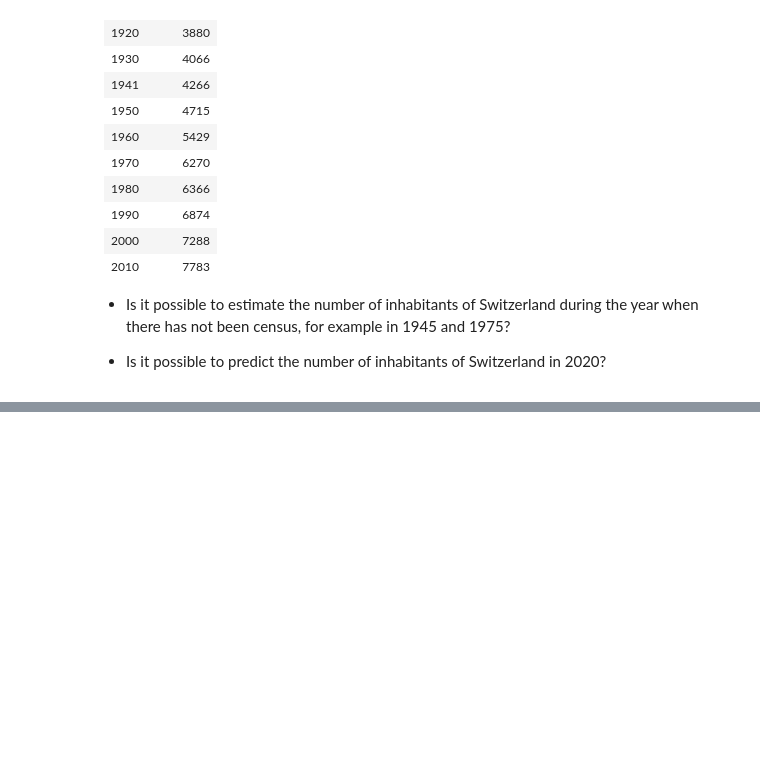
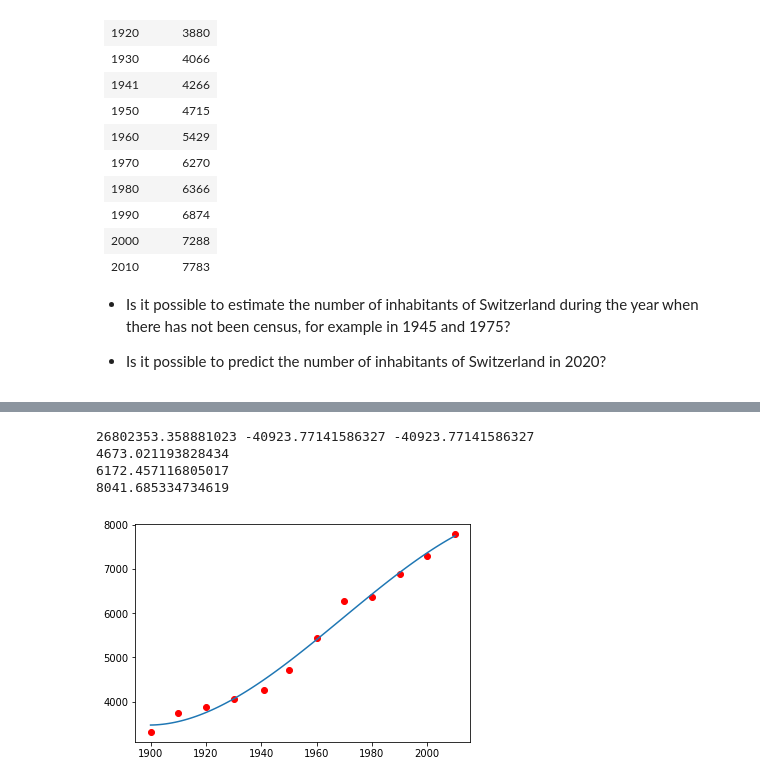
Before and after one commit to mapenzo-ph/numerical-analysis-2021-2022, a Jupyter notebook: notebooks/GR_lab02_least_squares.ipynb, the cells around one changed output, grey strips where cells are left out. Drawn from its saved outputs; the diff is of its cells as text; code cells hidden in the pictures; blank space fills up the shorter version.

```diff
--- a/notebooks/GR_lab02_least_squares.ipynb
+++ b/notebooks/GR_lab02_least_squares.ipynb
@@ -65,0 +68,30 @@ print(f(2020))
+# %%
+# Try to reimplement the problem changing the order of the polynomial fitting
+
+# define matrix for interpolation
+B = matrix([ones(n), year, year**2, year**3]).T
+BT = B.T
+
+# solve for the vector of polynomial coefficients
+a = linalg.solve(BT*B, BT*y)
+a0 = float(a[0])
+a1 = float(a[1])
+a2 = float(a[2])
+a3 = float(a[3])
+
+# plot the resulting curve and data
+print(a0, a1, a1)
+f = lambda x: a0 +  a1*x + a2*x**2 + a3*x**3
+_ = plot(xx, f(xx))
+_ = scatter(year, population, color='r')
+
+# predicting values
+print(f(1945))
+print(f(1975))
+print(f(2020))
+# %% [output]
+26802353.358881023 -40923.77141586327 -40923.77141586327
+4673.021193828434
+6172.457116805017
+8041.685334734619
+[figure, added]
```
Also changed, not shown: parts of 4 cells of this notebook.
